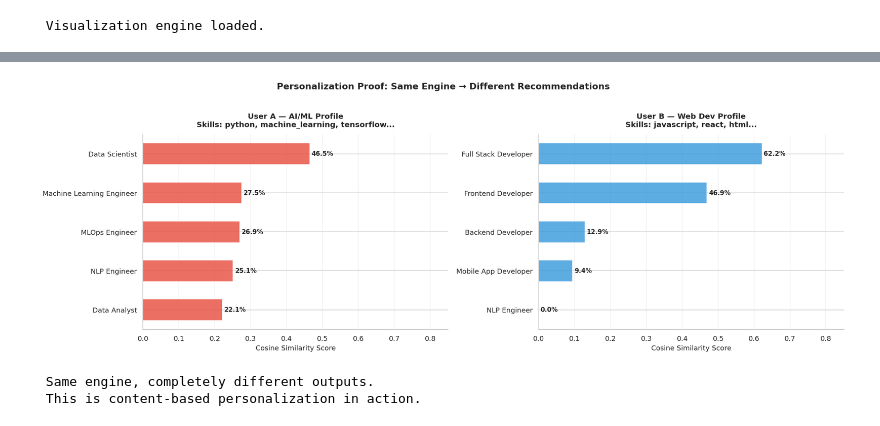
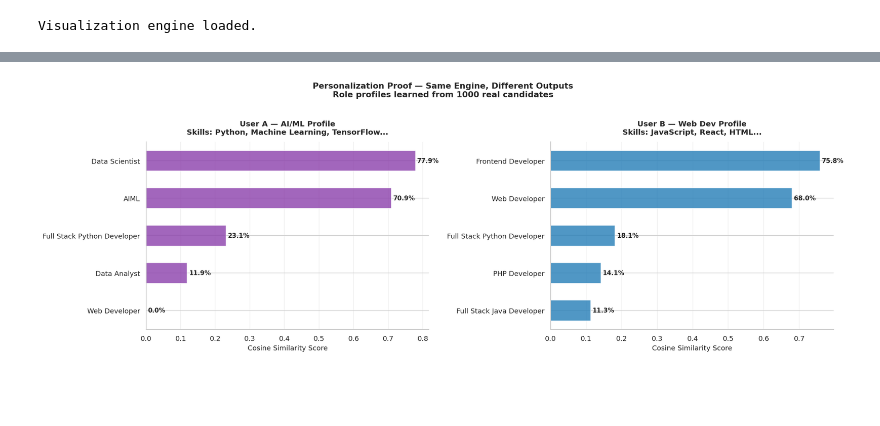
Before and after one commit to kashafkamran/decodelabs-ai-internship, a Jupyter notebook: DecodeLabs_P3_TechStack_Recommender.ipynb, the cells around one changed output, grey strips where cells are left out. Cells and saved outputs as stored; diff of their text form; code cells hidden in the pictures; blank space fills up the shorter version.

```diff
--- a/DecodeLabs_P3_TechStack_Recommender.ipynb
+++ b/DecodeLabs_P3_TechStack_Recommender.ipynb
@@ -652,0 +687,19 @@ visualize_recommendations(results, MY_SKILLS, gap)
+# %%
+# EXPERIENCE LEVEL FILTER
+
+print("=" * 60)
+print("  🎓 EXPERIENCE-FILTERED RECOMMENDATIONS")
+print("=" * 60)
+
+for level in ["Entry", "Mid", "Senior"]:
+    print(f"\n  ── {level.upper()} LEVEL ──────────────────────────")
+    filtered = get_recommendations(
+        MY_SKILLS,
+        top_n      = 3,
+        experience = level
+    )
+    if filtered.empty:
+        print(f"  No roles found for {level} level with these skills.")
+    else:
+        for rank, (_, row) in enumerate(filtered.iterrows(), 1):
+            print(f"  #{rank}  {row['job_role']:<35} {row['match_pct']}")
@@ -733,56 +806,50 @@ Machine Learning Engineer Data & AI        Builds, trains, and deploys ML models
 # %%
-# TWO-USER SIDE-BY-SIDE COMPARISON
+# TWO-USER COMPARISON
 
-user_a_skills = ["python", "machine_learning", "tensorflow", "data_analysis"]
-user_b_skills = ["javascript", "react", "html", "css", "nodejs"]
+user_a = ["Python", "Machine Learning", "TensorFlow", "NLP"]
+user_b = ["JavaScript", "React", "HTML", "CSS", "Node.js"]
 
-recs_a = get_recommendations(user_a_skills, top_n=5)
-recs_b = get_recommendations(user_b_skills, top_n=5)
+recs_a = get_recommendations(user_a, top_n=5)
+recs_b = get_recommendations(user_b, top_n=5)
 
 fig, (ax1, ax2) = plt.subplots(1, 2, figsize=(18, 6))
 
-for ax, recs, user_label, skills, color in [
-    (ax1, recs_a, "User A — AI/ML Profile",   user_a_skills, "#E74C3C"),
-    (ax2, recs_b, "User B — Web Dev Profile",  user_b_skills, "#3498DB"),
+for ax, recs, label, skills, color in [
+    (ax1, recs_a, "User A — AI/ML Profile",    user_a, "#8E44AD"),
+    (ax2, recs_b, "User B — Web Dev Profile",   user_b, "#2980B9"),
 ]:
-    roles  = recs["Job Role"].tolist()
+    roles  = recs["job_role"].tolist()
     scores = recs["similarity_score"].tolist()
 
     bars = ax.barh(
         roles[::-1], scores[::-1],
-        color=color, alpha=0.8,
+        color=color, alpha=0.82,
         height=0.55, edgecolor="white"
     )
-
     for bar, score in zip(bars, scores[::-1]):
         ax.text(
             bar.get_width() + 0.005,
             bar.get_y() + bar.get_height()/2,
             f"{score*100:.1f}%",
             va="center", fontsize=10, fontweight="bold"
         )
 
     ax.set_title(
-        f"{user_label}\nSkills: {', '.join(skills[:3])}...",
+        f"{label}\nSkills: {', '.join(skills[:3])}...",
         fontsize=12, fontweight="bold", pad=12
     )
     ax.set_xlabel("Cosine Similarity Score", fontsize=11)
-    ax.set_xlim(0, 0.85)
     ax.grid(axis="x", alpha=0.3)
     ax.spines[["top","right"]].set_visible(False)
 
 plt.suptitle(
-    "Personalization Proof: Same Engine → Different Recommendations",
-    fontsize=14, fontweight="bold", y=1.02
+    "Personalization Proof — Same Engine, Different Outputs\n"
+    "Role profiles learned from 1000 real candidates",
+    fontsize=13, fontweight="bold", y=1.02
 )
 plt.tight_layout()
 plt.savefig("comparison.png", dpi=120, bbox_inches="tight")
 plt.show()
-
-print("\n Same engine, completely different outputs.")
-print(" This is content-based personalization in action.")
 # %% [output]
-[figure, old version]
+[figure, new version]
- Same engine, completely different outputs.
- This is content-based personalization in action.
 # %%
```
Also changed, not shown: parts of 16 cells of this notebook.
